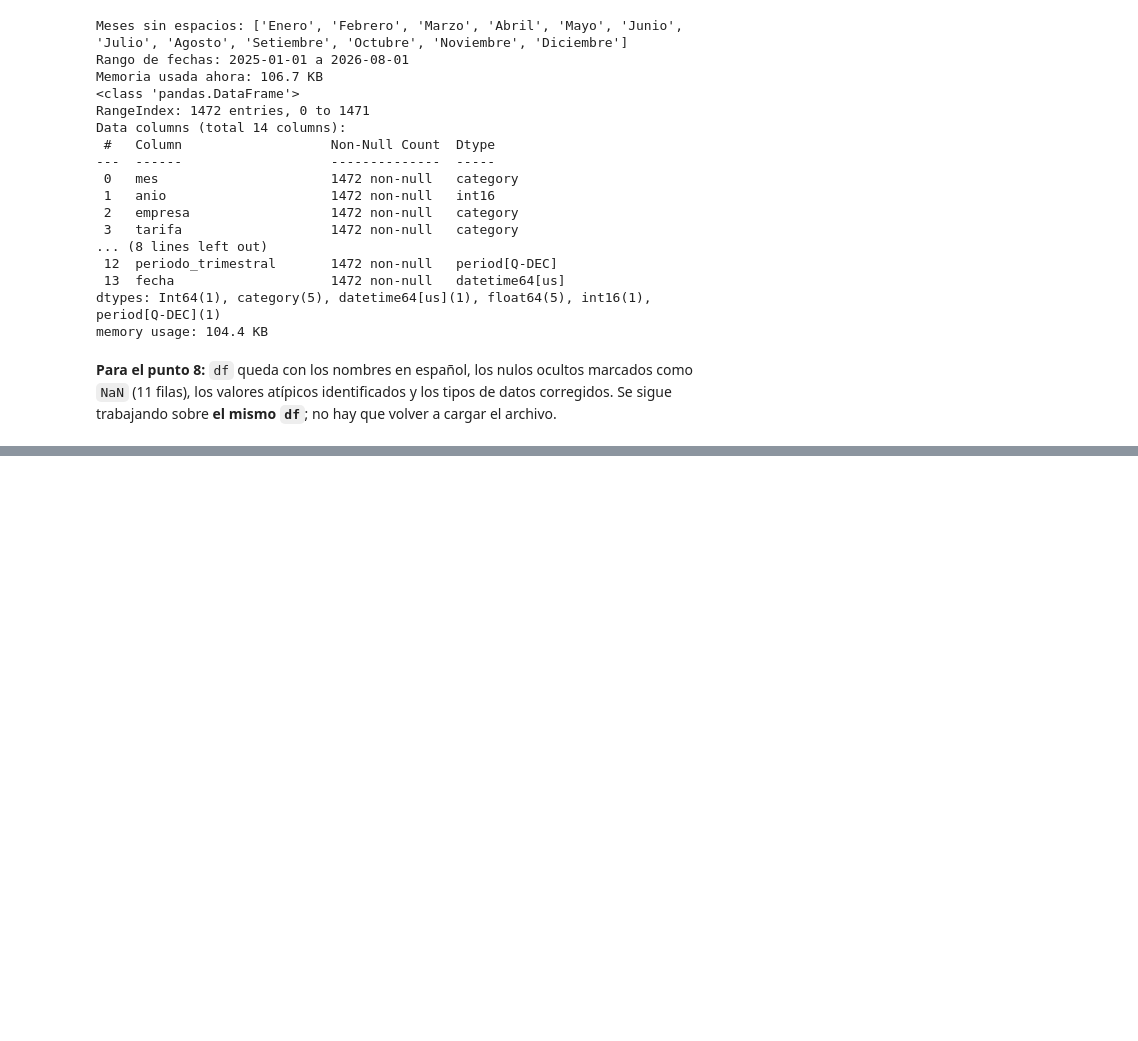
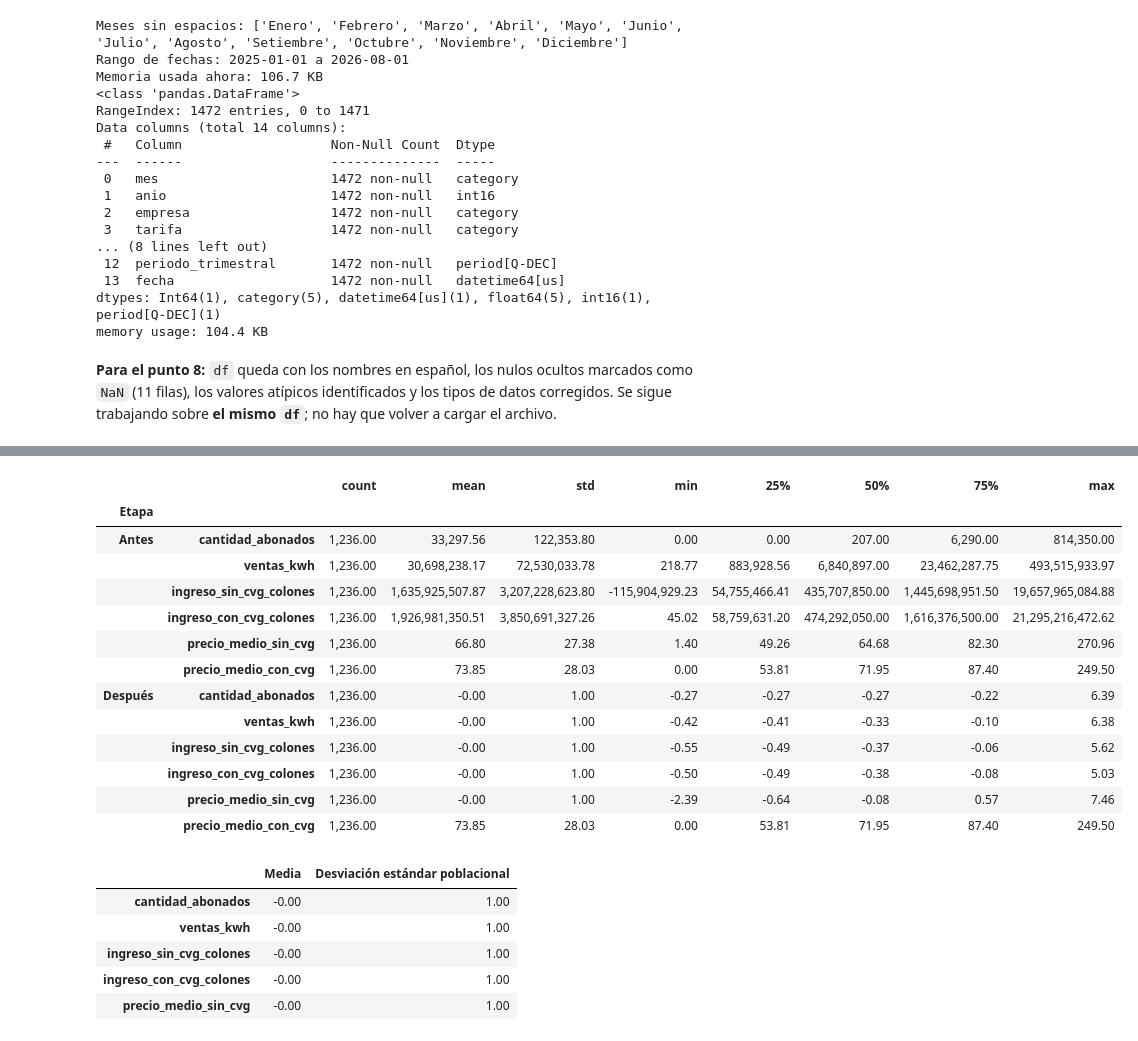
Before and after one commit to Sweetkriiz/Laboratorio4-main, a Jupyter notebook: lab4_IC2025.ipynb, the cells around one changed output, grey strips where cells are left out. Drawn from its saved outputs; the diff is of its cells as text; code cells hidden in the pictures; blank space fills up the shorter version.

```diff
--- a/lab4_IC2025.ipynb
+++ b/lab4_IC2025.ipynb
@@ -593,0 +675,9 @@ memory usage: 104.4 KB
+# %%
+df["sistema"] = df["sistema"].map({"Distribucion": 0, "Generacion": 1}).astype(int)
+df["mes"] = df["mes"].cat.codes + 1
+df["trimestre"] = df["trimestre"].cat.codes + 1
+
+df = df.drop(columns=["periodo_trimestral", "fecha"])
+df = pd.get_dummies(df, columns=["empresa", "tarifa"], dtype=int)
+
+df.dtypes
@@ -593,0 +708,38 @@ memory usage: 104.4 KB
+# %%
+from sklearn.preprocessing import StandardScaler
+
+columnas_a_escalar = [columna for columna in variables_continuas if columna != "precio_medio_con_cvg"]
+resumen_antes = df[variables_continuas].describe().T
+
+escalador = StandardScaler()
+df[columnas_a_escalar] = escalador.fit_transform(df[columnas_a_escalar])
+resumen_despues = df[variables_continuas].describe().T
+
+display(pd.concat({"Antes": resumen_antes, "Después": resumen_despues}, names=["Etapa"]))
+
+valores_escalados = df[columnas_a_escalar]
+display(pd.DataFrame({
+    "Media": valores_escalados.mean(),
+    "Desviación estándar poblacional": valores_escalados.std(ddof=0),
+}).round(6))
+# %% [output]
+|  |  | count | mean | std | min | 25% | 50% | 75% | max |
+| Etapa |  |  |  |  |  |  |  |  |  |
+| Antes | cantidad_abonados | 1,236.00 | 33,297.56 | 122,353.80 | 0.00 | 0.00 | 207.00 | 6,290.00 | 814,350.00 |
+|  | ventas_kwh | 1,236.00 | 30,698,238.17 | 72,530,033.78 | 218.77 | 883,928.56 | 6,840,897.00 | 23,462,287.75 | 493,515,933.97 |
+|  | ingreso_sin_cvg_colones | 1,236.00 | 1,635,925,507.87 | 3,207,228,623.80 | -115,904,929.23 | 54,755,466.41 | 435,707,850.00 | 1,445,698,951.50 | 19,657,965,084.88 |
+|  | ingreso_con_cvg_colones | 1,236.00 | 1,926,981,350.51 | 3,850,691,327.26 | 45.02 | 58,759,631.20 | 474,292,050.00 | 1,616,376,500.00 | 21,295,216,472.62 |
+|  | precio_medio_sin_cvg | 1,236.00 | 66.80 | 27.38 | 1.40 | 49.26 | 64.68 | 82.30 | 270.96 |
+|  | precio_medio_con_cvg | 1,236.00 | 73.85 | 28.03 | 0.00 | 53.81 | 71.95 | 87.40 | 249.50 |
+| Después | cantidad_abonados | 1,236.00 | -0.00 | 1.00 | -0.27 | -0.27 | -0.27 | -0.22 | 6.39 |
+|  | ventas_kwh | 1,236.00 | -0.00 | 1.00 | -0.42 | -0.41 | -0.33 | -0.10 | 6.38 |
+|  | ingreso_sin_cvg_colones | 1,236.00 | -0.00 | 1.00 | -0.55 | -0.49 | -0.37 | -0.06 | 5.62 |
+|  | ingreso_con_cvg_colones | 1,236.00 | -0.00 | 1.00 | -0.50 | -0.49 | -0.38 | -0.08 | 5.03 |
+|  | precio_medio_sin_cvg | 1,236.00 | -0.00 | 1.00 | -2.39 | -0.64 | -0.08 | 0.57 | 7.46 |
+|  | precio_medio_con_cvg | 1,236.00 | 73.85 | 28.03 | 0.00 | 53.81 | 71.95 | 87.40 | 249.50 |
+|  | Media | Desviación estándar poblacional |
+| cantidad_abonados | -0.00 | 1.00 |
+| ventas_kwh | -0.00 | 1.00 |
+| ingreso_sin_cvg_colones | -0.00 | 1.00 |
+| ingreso_con_cvg_colones | -0.00 | 1.00 |
+| precio_medio_sin_cvg | -0.00 | 1.00 |
```
Also changed, not shown: parts of 16 cells of this notebook.
